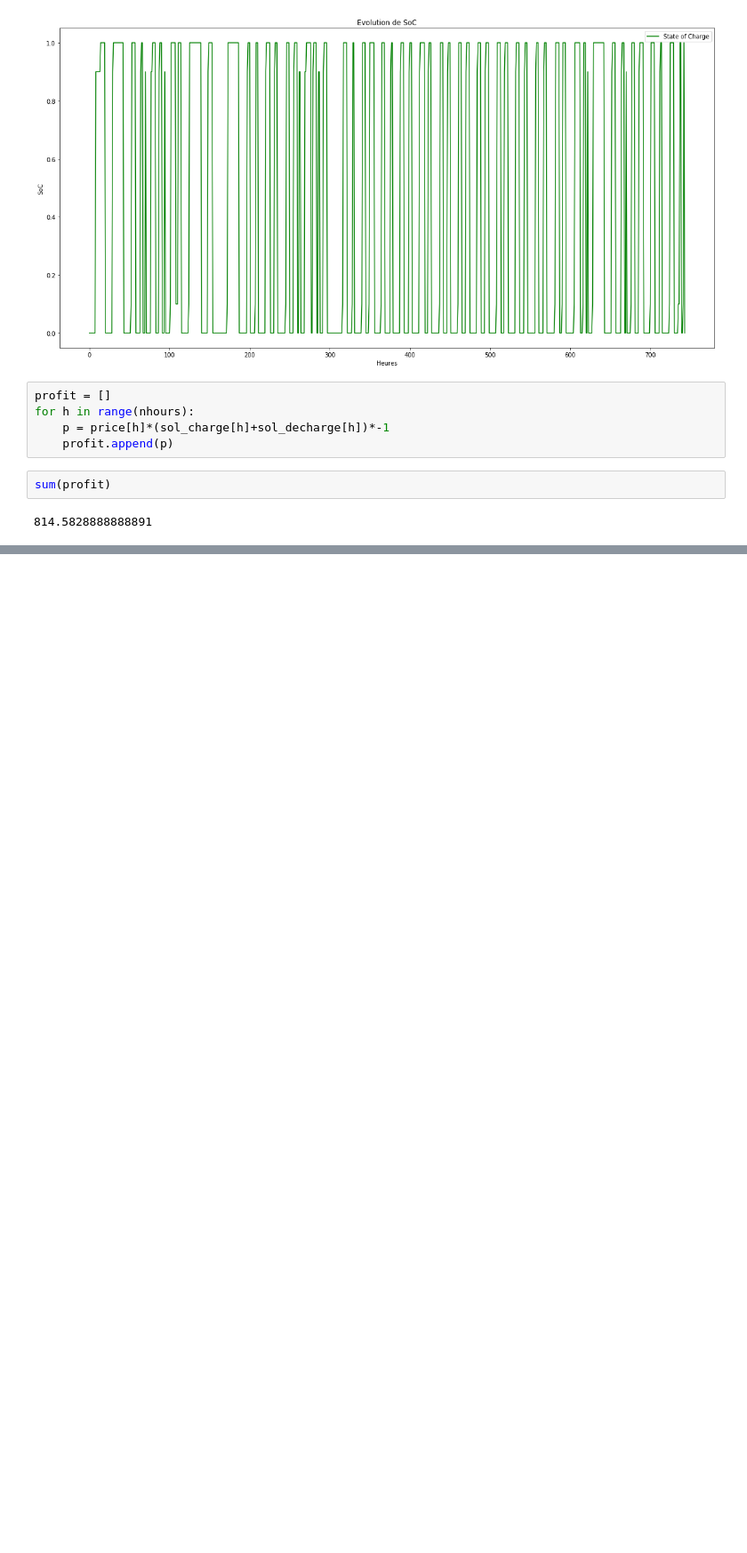
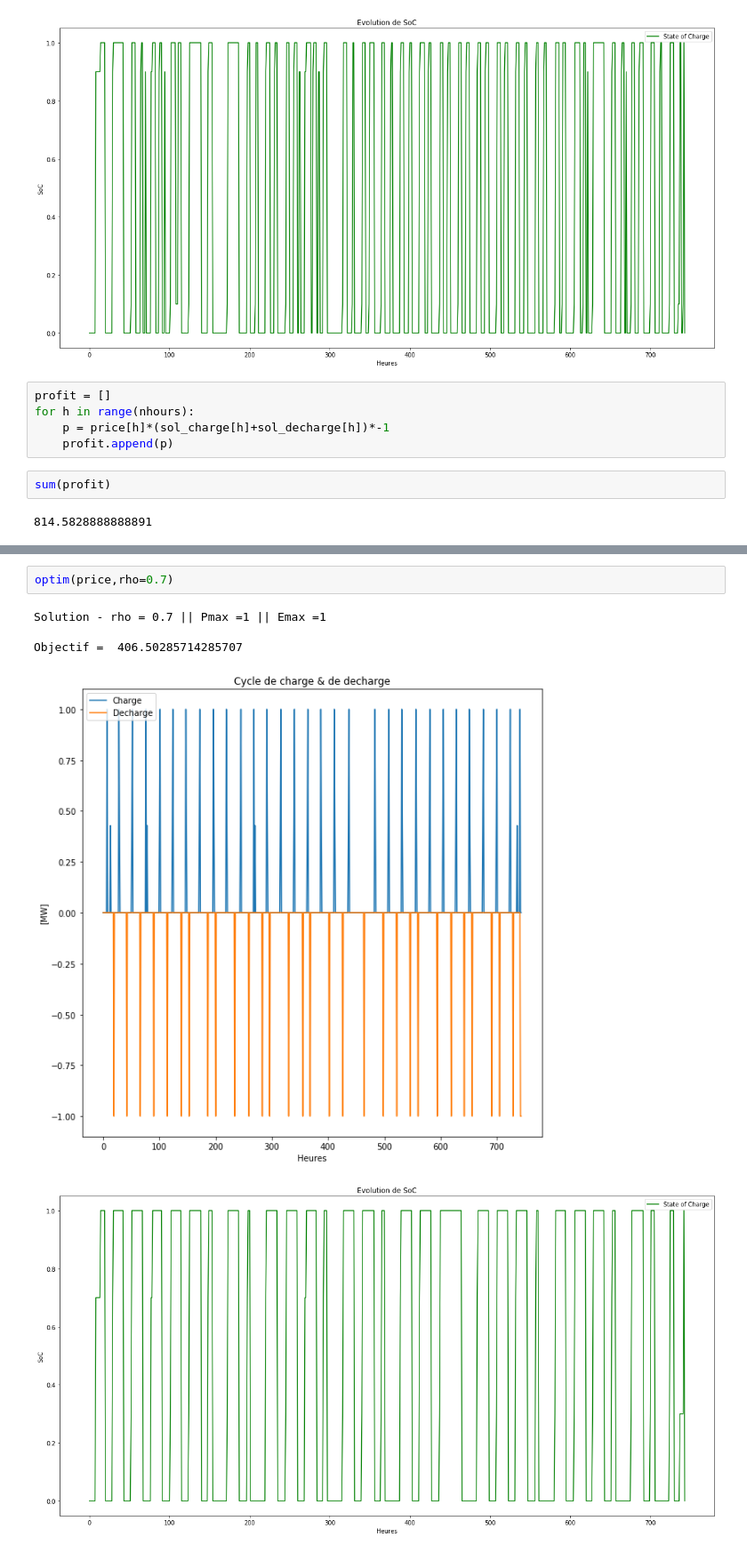
Before and after one commit to keyserwood/TEECO, a Jupyter notebook: optim_p2/.1.1-er_optim_w_or_tools.ipynb, the cells around one changed output, grey strips where cells are left out. Shown at 89% size. Saved outputs shown, nothing was run; the diff lists cells and outputs as text; blank space fills up the shorter version.

```diff
--- a/optim_p2/.1.1-er_optim_w_or_tools.ipynb
+++ b/optim_p2/.1.1-er_optim_w_or_tools.ipynb
@@ -122,0 +200,8 @@ sum(profit)
+# %%
+optim(price,rho=0.7)
+# %% [output]
+Solution - rho = 0.7 || Pmax =1 || Emax =1
+
+Objectif =  406.50285714285707
+[figure, added]
+[figure, added]
```
Also changed, not shown: parts of 7 cells of this notebook.
